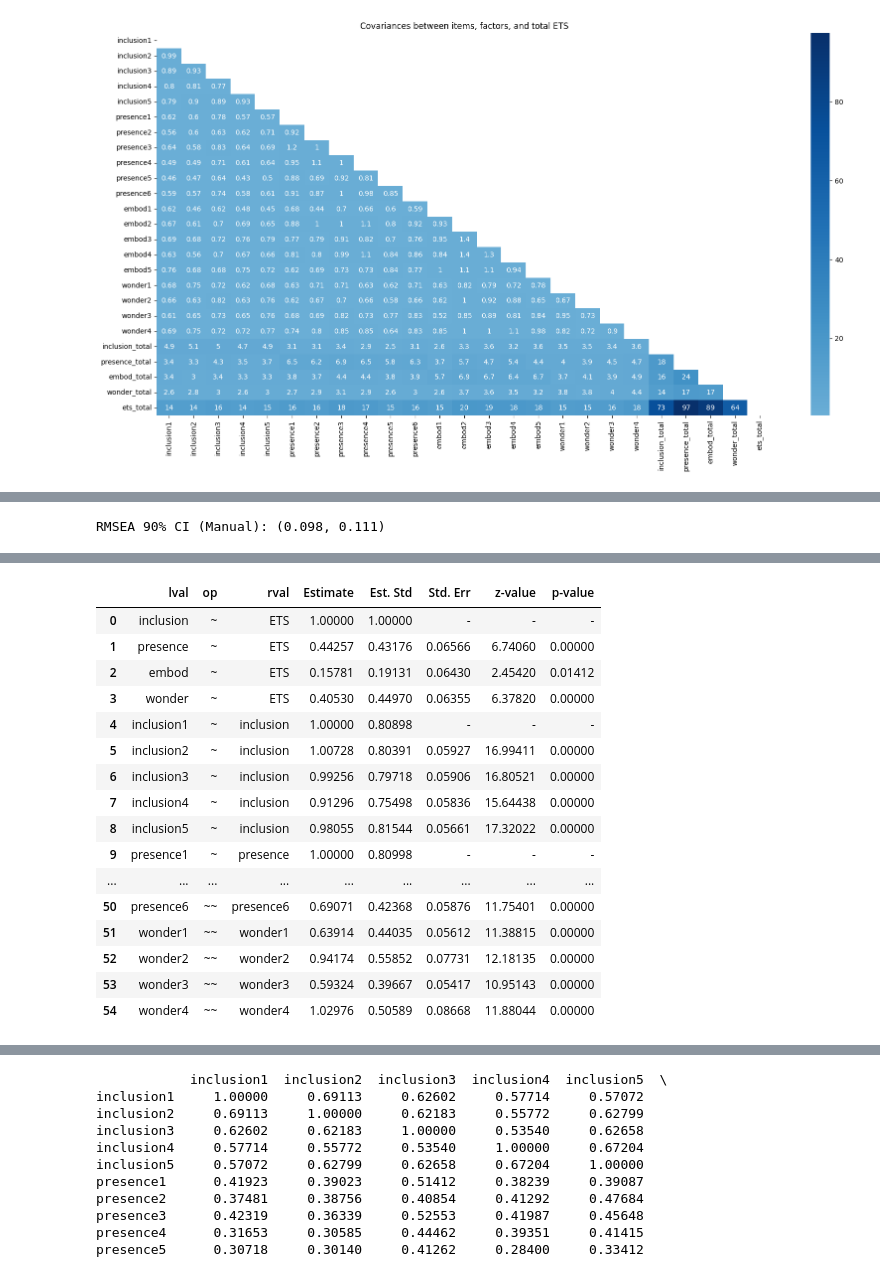
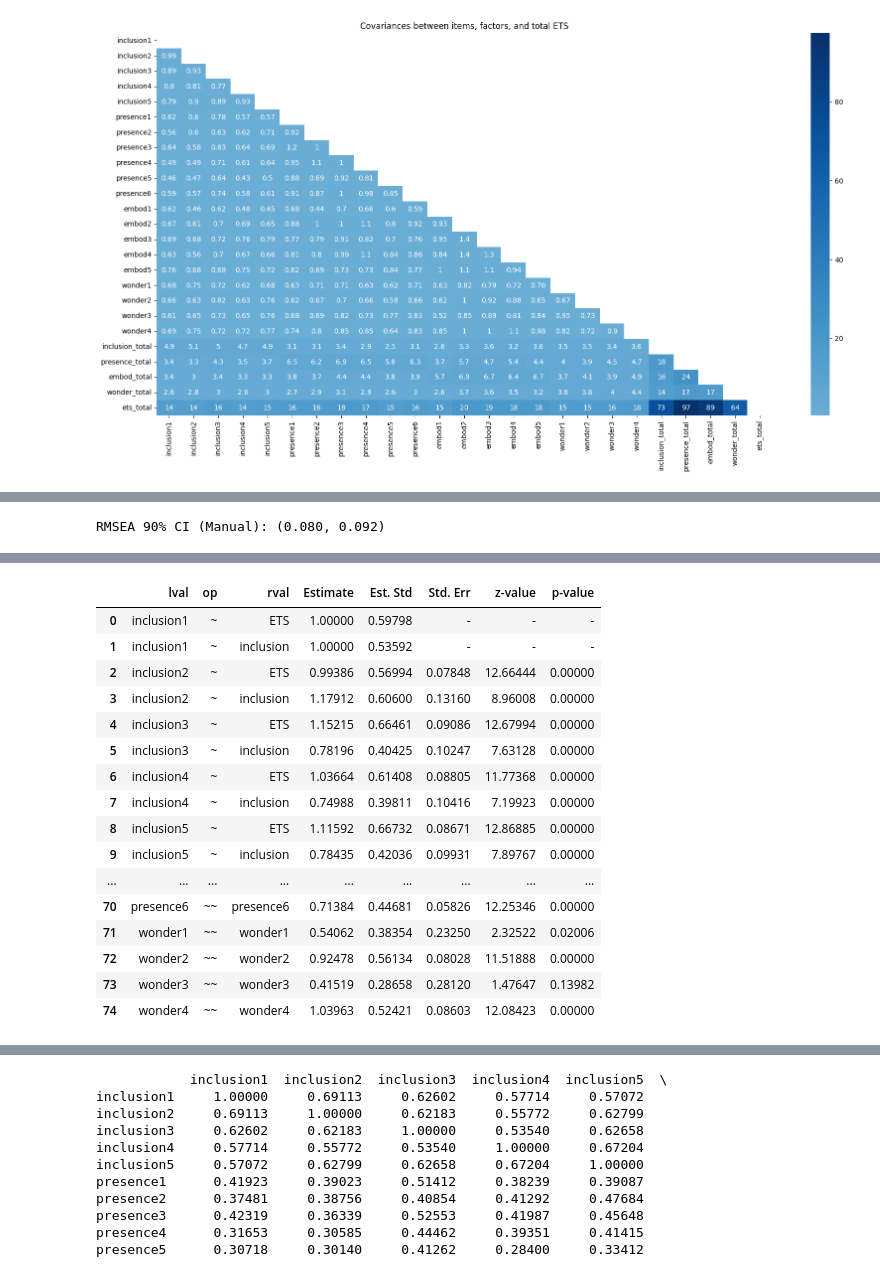
Before and after one commit to ReneeErnst/scaledev, a Jupyter notebook: notebooks/cfa/cfa.ipynb, the cells around one changed output, grey strips where cells are left out. Cells and saved outputs as stored; diff of their text form; code cells hidden in the pictures.

Commit message:
bifactor solution - replacing higher order

```diff
--- a/notebooks/cfa/cfa.ipynb
+++ b/notebooks/cfa/cfa.ipynb
@@ -69,25 +69,31 @@ ax.set_title("Covariances between items, factors, and total ETS");
 # %%
 df_model = df[scale_items]
 model_spec = """
-    # Latent variables (factors) - with identification constraints
+    # General Factor (ETS) - all items load on it
+    ETS =~ inclusion1 + inclusion2 + inclusion3 + inclusion4 + inclusion5 + \
+            presence1 + presence2 + presence3 + presence4 + presence5 + presence6 + \
+            embod1 + embod2 + embod3 + embod4 + embod5 + \
+            wonder1 + wonder2 + wonder3 + wonder4
+
+    # Specific Factors - items load on their respective factors
     inclusion =~ 1*inclusion1 + inclusion2 + inclusion3 + inclusion4 + inclusion5
     presence =~ 1*presence1 + presence2 + presence3 + presence4 + presence5 + presence6
     embod =~ 1*embod1 + embod2 + embod3 + embod4 + embod5
     wonder =~ 1*wonder1 + wonder2 + wonder3 + wonder4
 
-    # Higher-order factor (ETS)
-    ETS =~ inclusion + presence + embod + wonder
+    # General and specific factors are uncorrelated
+    ETS ~~ 0*inclusion
+    ETS ~~ 0*presence
+    ETS ~~ 0*embod
+    ETS ~~ 0*wonder
 
-    # Factor correlations (allow them to correlate since we used oblique rotations)
-    inclusion ~~ presence
-    inclusion ~~ embod
-    inclusion ~~ wonder
-    presence ~~ embod
-    presence ~~ wonder
-    embod ~~ wonder
-
-    # Fix variance of ETS to 1 for identification
-    ETS ~~ 1*ETS
+    #The specific factors are also uncorrelated
+    inclusion ~~ 0*presence
+    inclusion ~~ 0*embod
+    inclusion ~~ 0*wonder
+    presence ~~ 0*embod
+    presence ~~ 0*wonder
+    embod ~~ 0*wonder
 """
 
 
@@ -146,10 +148,11 @@ if lower_lambda == 0:
 # Corrected printing: Extract the numerical values using .item()
 print(f"RMSEA 90% CI (Manual): ({lower_rmsea.item():.3f}, {upper_rmsea.item():.3f})")
 # %% [output]
-RMSEA 90% CI (Manual): (0.098, 0.111)
+RMSEA 90% CI (Manual): (0.080, 0.092)
 # %%
 opt = Optimizer(model)
 objective_function_value = opt.optimize()
 
-inspector.inspect(opt, std_est=True)
+model_values = inspector.inspect(opt, std_est=True)
+model_values
 # %% [output]
@@ -157,20 +159,20 @@ WARNING:root:Fisher Information Matrix is not PD.Moore-Penrose inverse will be u
 |  | lval | op | rval | Estimate | Est. Std | Std. Err | z-value | p-value |
-| 0 | inclusion | ~ | ETS | 1.00000 | 1.00000 | - | - | - |
-| 1 | presence | ~ | ETS | 0.44257 | 0.43176 | 0.06566 | 6.74060 | 0.00000 |
-| 2 | embod | ~ | ETS | 0.15781 | 0.19131 | 0.06430 | 2.45420 | 0.01412 |
-| 3 | wonder | ~ | ETS | 0.40530 | 0.44970 | 0.06355 | 6.37820 | 0.00000 |
-| 4 | inclusion1 | ~ | inclusion | 1.00000 | 0.80898 | - | - | - |
-| 5 | inclusion2 | ~ | inclusion | 1.00728 | 0.80391 | 0.05927 | 16.99411 | 0.00000 |
-| 6 | inclusion3 | ~ | inclusion | 0.99256 | 0.79718 | 0.05906 | 16.80521 | 0.00000 |
-| 7 | inclusion4 | ~ | inclusion | 0.91296 | 0.75498 | 0.05836 | 15.64438 | 0.00000 |
-| 8 | inclusion5 | ~ | inclusion | 0.98055 | 0.81544 | 0.05661 | 17.32022 | 0.00000 |
-| 9 | presence1 | ~ | presence | 1.00000 | 0.80998 | - | - | - |
+| 0 | inclusion1 | ~ | ETS | 1.00000 | 0.59798 | - | - | - |
+| 1 | inclusion1 | ~ | inclusion | 1.00000 | 0.53592 | - | - | - |
+| 2 | inclusion2 | ~ | ETS | 0.99386 | 0.56994 | 0.07848 | 12.66444 | 0.00000 |
+| 3 | inclusion2 | ~ | inclusion | 1.17912 | 0.60600 | 0.13160 | 8.96008 | 0.00000 |
+| 4 | inclusion3 | ~ | ETS | 1.15215 | 0.66461 | 0.09086 | 12.67994 | 0.00000 |
+| 5 | inclusion3 | ~ | inclusion | 0.78196 | 0.40425 | 0.10247 | 7.63128 | 0.00000 |
+| 6 | inclusion4 | ~ | ETS | 1.03664 | 0.61408 | 0.08805 | 11.77368 | 0.00000 |
+| 7 | inclusion4 | ~ | inclusion | 0.74988 | 0.39811 | 0.10416 | 7.19923 | 0.00000 |
+| 8 | inclusion5 | ~ | ETS | 1.11592 | 0.66732 | 0.08671 | 12.86885 | 0.00000 |
+| 9 | inclusion5 | ~ | inclusion | 0.78435 | 0.42036 | 0.09931 | 7.89767 | 0.00000 |
 | ... | ... | ... | ... | ... | ... | ... | ... | ... |
-| 50 | presence6 | ~~ | presence6 | 0.69071 | 0.42368 | 0.05876 | 11.75401 | 0.00000 |
-| 51 | wonder1 | ~~ | wonder1 | 0.63914 | 0.44035 | 0.05612 | 11.38815 | 0.00000 |
-| 52 | wonder2 | ~~ | wonder2 | 0.94174 | 0.55852 | 0.07731 | 12.18135 | 0.00000 |
-| 53 | wonder3 | ~~ | wonder3 | 0.59324 | 0.39667 | 0.05417 | 10.95143 | 0.00000 |
-| 54 | wonder4 | ~~ | wonder4 | 1.02976 | 0.50589 | 0.08668 | 11.88044 | 0.00000 |
+| 70 | presence6 | ~~ | presence6 | 0.71384 | 0.44681 | 0.05826 | 12.25346 | 0.00000 |
+| 71 | wonder1 | ~~ | wonder1 | 0.54062 | 0.38354 | 0.23250 | 2.32522 | 0.02006 |
+| 72 | wonder2 | ~~ | wonder2 | 0.92478 | 0.56134 | 0.08028 | 11.51888 | 0.00000 |
+| 73 | wonder3 | ~~ | wonder3 | 0.41519 | 0.28658 | 0.28120 | 1.47647 | 0.13982 |
+| 74 | wonder4 | ~~ | wonder4 | 1.03963 | 0.52421 | 0.08603 | 12.08423 | 0.00000 |
 # %%
 # path diagram
 semplot(mod=model, plot_covs=True, std_ests=True, filename="cfa_model_plot.png")
```
Also changed, not shown: parts of 5 cells of this notebook, 11 other files.
